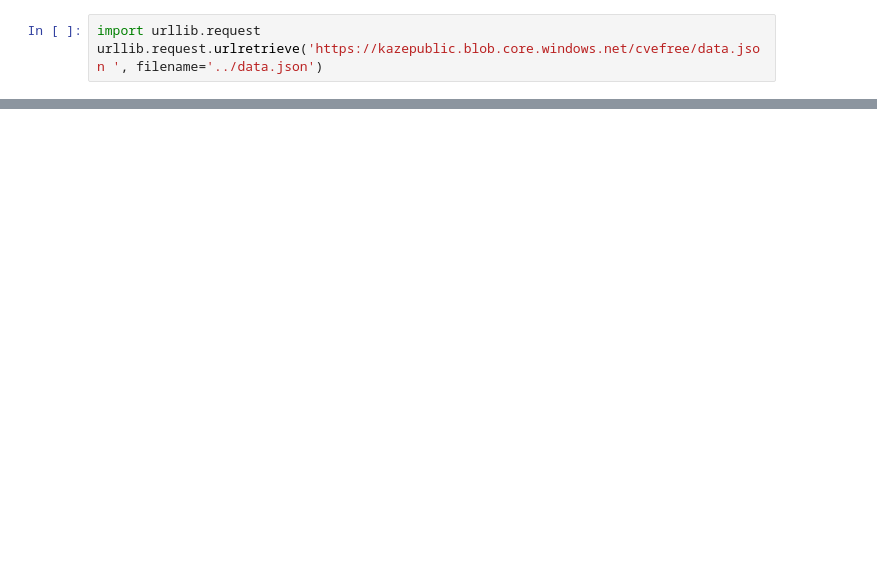
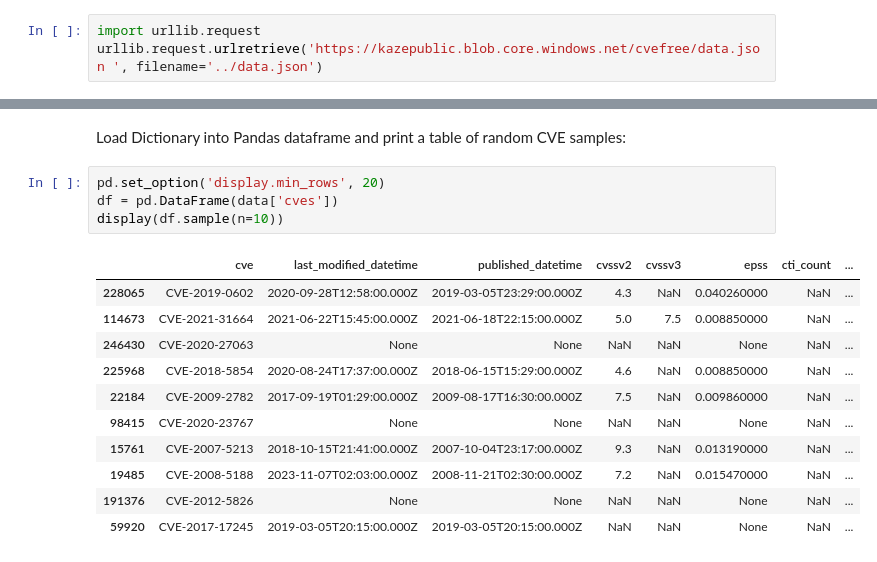
Before and after one commit to kaze-technologies/cvefree, a Jupyter notebook: notebooks/analytics.ipynb, the cells around one changed output, grey strips where cells are left out. Cells and saved outputs as stored; diff of their text form; blank space fills up the shorter version.

Commit message:
Wordcloud and pandas in analytics notebook.

```diff
--- a/notebooks/analytics.ipynb
+++ b/notebooks/analytics.ipynb
@@ -71,0 +22,18 @@ plt.show()
+# %% [markdown]
+Load Dictionary into Pandas dataframe and print a table of random CVE samples:
+# %%
+pd.set_option('display.min_rows', 20)
+df = pd.DataFrame(data['cves'])
+display(df.sample(n=10))
+# %% [output]
+|  | cve | last_modified_datetime | published_datetime | cvssv2 | cvssv3 | epss | cti_count | ... |
+| 228065 | CVE-2019-0602 | 2020-09-28T12:58:00.000Z | 2019-03-05T23:29:00.000Z | 4.3 | NaN | 0.040260000 | NaN | ... |
+| 114673 | CVE-2021-31664 | 2021-06-22T15:45:00.000Z | 2021-06-18T22:15:00.000Z | 5.0 | 7.5 | 0.008850000 | NaN | ... |
+| 246430 | CVE-2020-27063 | None | None | NaN | NaN | None | NaN | ... |
+| 225968 | CVE-2018-5854 | 2020-08-24T17:37:00.000Z | 2018-06-15T15:29:00.000Z | 4.6 | NaN | 0.008850000 | NaN | ... |
+| 22184 | CVE-2009-2782 | 2017-09-19T01:29:00.000Z | 2009-08-17T16:30:00.000Z | 7.5 | NaN | 0.009860000 | NaN | ... |
+| 98415 | CVE-2020-23767 | None | None | NaN | NaN | None | NaN | ... |
+| 15761 | CVE-2007-5213 | 2018-10-15T21:41:00.000Z | 2007-10-04T23:17:00.000Z | 9.3 | NaN | 0.013190000 | NaN | ... |
+| 19485 | CVE-2008-5188 | 2023-11-07T02:03:00.000Z | 2008-11-21T02:30:00.000Z | 7.2 | NaN | 0.015470000 | NaN | ... |
+| 191376 | CVE-2012-5826 | None | None | NaN | NaN | None | NaN | ... |
+| 59920 | CVE-2017-17245 | 2019-03-05T20:15:00.000Z | 2019-03-05T20:15:00.000Z | NaN | NaN | None | NaN | ... |
```
Also changed, not shown: parts of 11 cells of this notebook.
